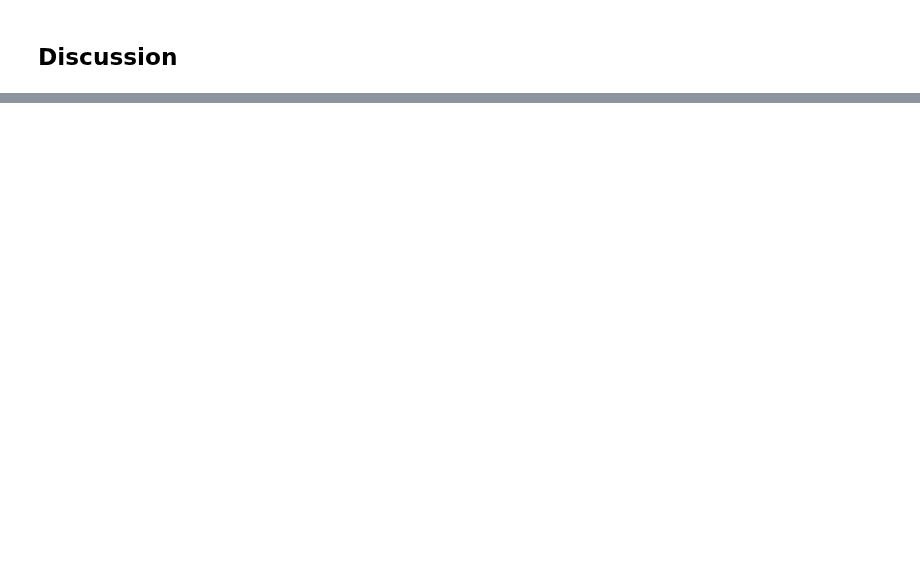
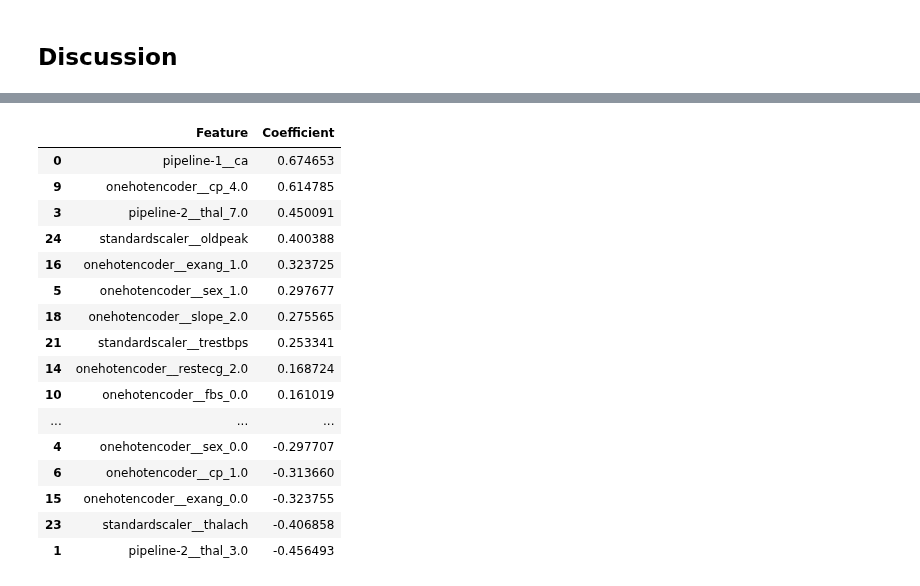
Before and after one commit to UBC-MDS/heart_disease_predictor_py, a Jupyter notebook: src/heart_disease_predictor_report.ipynb, the cells around one changed output, grey strips where cells are left out. Saved outputs shown, nothing was run; the diff lists cells and outputs as text; code cells hidden in the pictures; blank space fills up the shorter version.

```diff
--- a/src/heart_disease_predictor_report.ipynb
+++ b/src/heart_disease_predictor_report.ipynb
@@ -497,0 +514,32 @@ best_model_cv_results_df
+# %%
+# Get coefficients for best logistic regression model
+log_reg_coef = best_lr_model.named_steps['lr'].coef_[0]
+
+# Get feature names
+feature_names = best_lr_model.named_steps['preprocessor'].get_feature_names_out()
+
+# Create and sort DataFrame by feature coefficients
+coef_df = pd.DataFrame({
+    'Feature': feature_names,
+    'Coefficient': log_reg_coef
+}).sort_values(by='Coefficient', ascending=False)
+
+coef_df
+# %% [output]
+|  | Feature | Coefficient |
+| 0 | pipeline-1__ca | 0.674653 |
+| 9 | onehotencoder__cp_4.0 | 0.614785 |
+| 3 | pipeline-2__thal_7.0 | 0.450091 |
+| 24 | standardscaler__oldpeak | 0.400388 |
+| 16 | onehotencoder__exang_1.0 | 0.323725 |
+| 5 | onehotencoder__sex_1.0 | 0.297677 |
+| 18 | onehotencoder__slope_2.0 | 0.275565 |
+| 21 | standardscaler__trestbps | 0.253341 |
+| 14 | onehotencoder__restecg_2.0 | 0.168724 |
+| 10 | onehotencoder__fbs_0.0 | 0.161019 |
+| ... | ... | ... |
+| 4 | onehotencoder__sex_0.0 | -0.297707 |
+| 6 | onehotencoder__cp_1.0 | -0.313660 |
+| 15 | onehotencoder__exang_0.0 | -0.323755 |
+| 23 | standardscaler__thalach | -0.406858 |
+| 1 | pipeline-2__thal_3.0 | -0.456493 |
```
Also changed, not shown: parts of 7 cells of this notebook, 1 other file.
